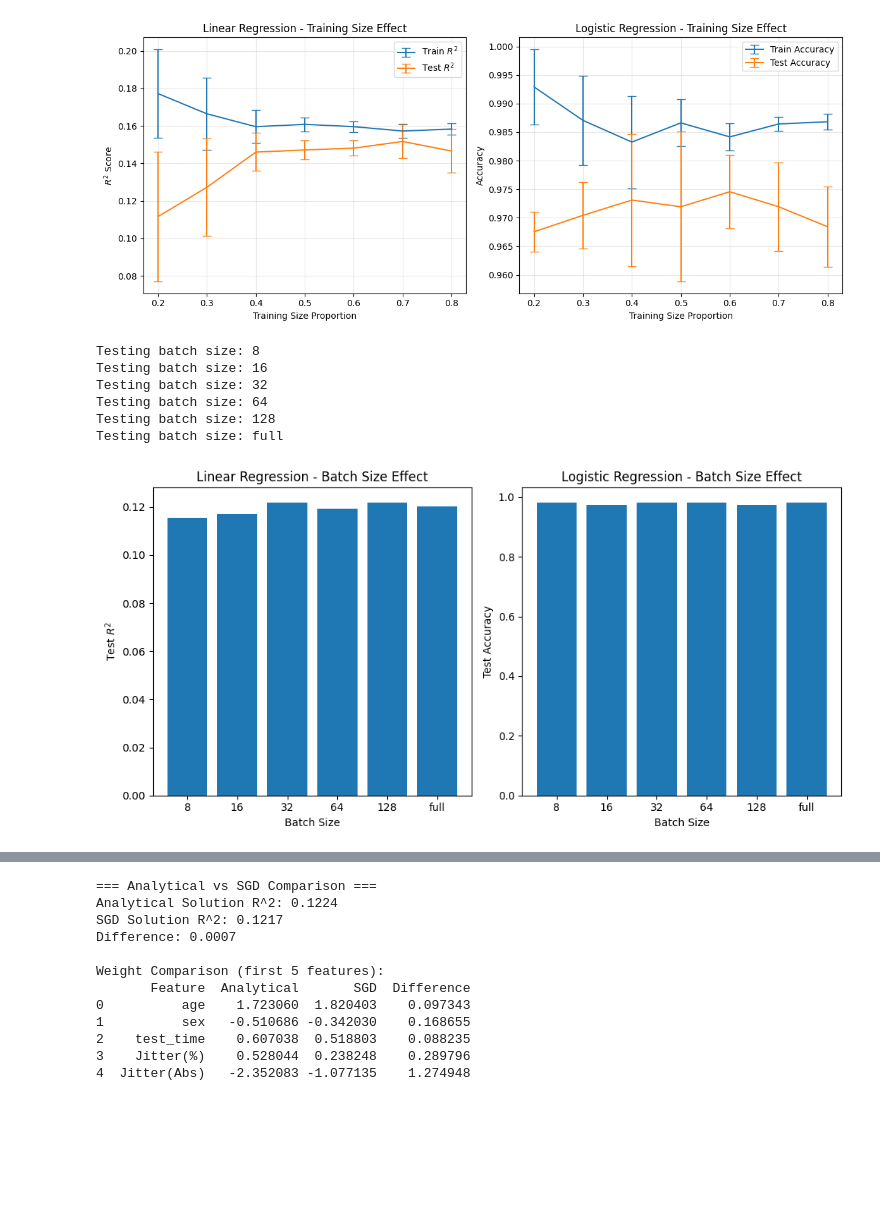
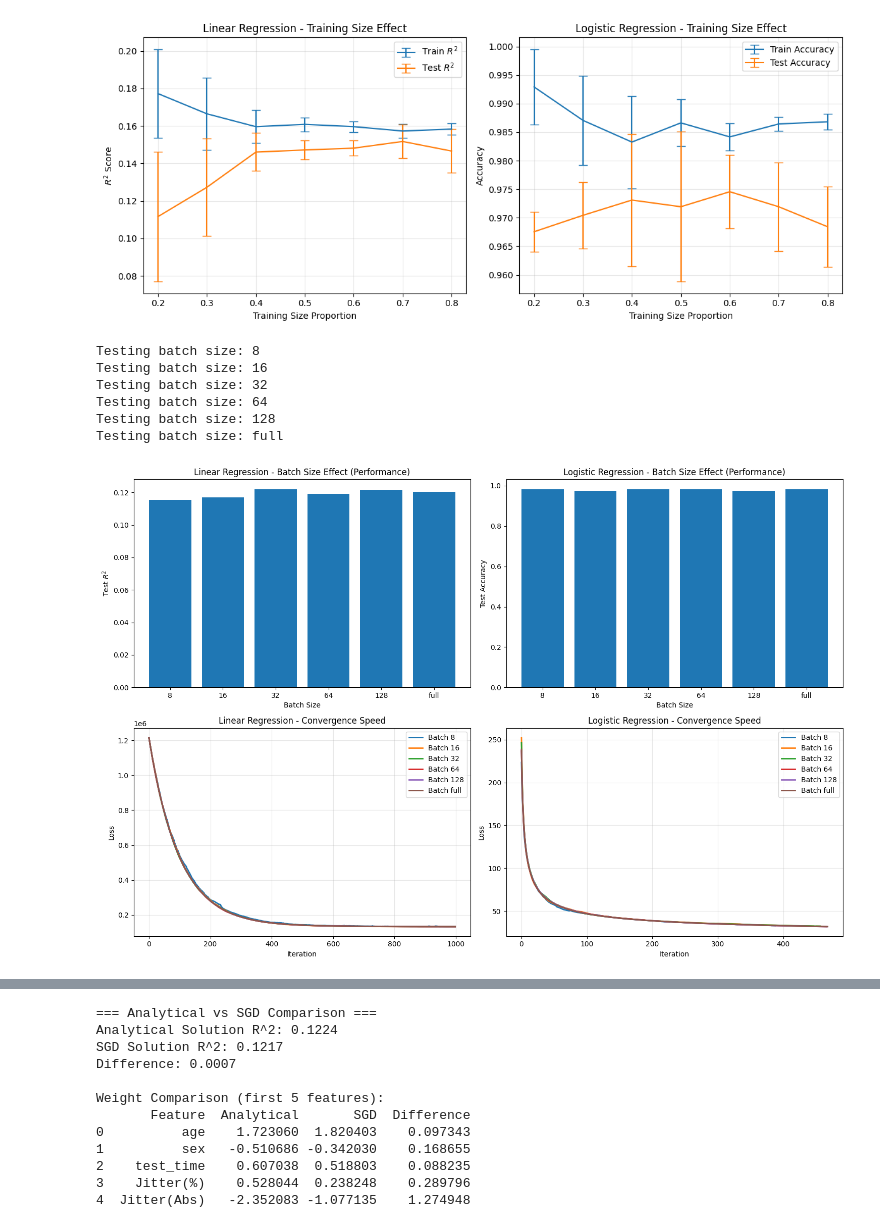
Before and after one commit to Eric3939/comp551_a1, a Jupyter notebook: main_experiments.ipynb, the cells around one changed output, grey strips where cells are left out. Drawn from its saved outputs; the diff is of its cells as text; code cells hidden in the pictures; blank space fills up the shorter version.

Commit message:
added convergence speed for task 4&5

```diff
--- a/main_experiments.ipynb
+++ b/main_experiments.ipynb
@@ -221,64 +221,91 @@ plt.show()
 # %% [output]
 [figure]
 # %%
-# Mini-batch Size Comparison
+# Mini-batch Size Comparison with Convergence Plots
 batch_sizes = [8, 16, 32, 64, 128, 'full']
 linear_results, logistic_results = [], []
+linear_loss_histories, logistic_loss_histories = [], []
 
 for batch_size in batch_sizes:
     print(f"Testing batch size: {batch_size}")
 
     # Linear regression with mini-batch
     if batch_size == 'full':
-        optimizer = GradientDescent(lr=0.01, max_iters=1000)
+        optimizer = GradientDescent(lr=0.01, max_iters=1000, record_loss=True)
     else:
-        optimizer = StochasticGradientDescent(lr=0.01, max_iters=1000, batch_size=batch_size)
+        optimizer = StochasticGradientDescent(lr=0.01, max_iters=1000, batch_size=batch_size, record_loss=True)
 
     model = LinearRegression()
     model.fit_gradient_descent(X_park_train_scaled, y_park_train, optimizer)
     pred_test = model.predict(X_park_test_scaled)
     test_r2 = r2_score(y_park_test, pred_test)
     linear_results.append(test_r2)
+    linear_loss_histories.append(optimizer.loss_history if hasattr(optimizer, 'loss_history') else [])
 
     # Logistic regression with mini-batch
     if batch_size == 'full':
-        optimizer = GradientDescent(lr=0.1, max_iters=1000)
+        optimizer = GradientDescent(lr=0.1, max_iters=1000, record_loss=True)
     else:
-        optimizer = StochasticGradientDescent(lr=0.1, max_iters=1000, batch_size=batch_size)
+        optimizer = StochasticGradientDescent(lr=0.1, max_iters=1000, batch_size=batch_size, record_loss=True)
 
     model = LogisticRegression()
     model.fit(X_wdbc_train_scaled, y_wdbc_train, optimizer)
     pred_test = model.predict(X_wdbc_test_scaled)
     test_acc = accuracy_score(y_wdbc_test, pred_test)
     logistic_results.append(test_acc)
+    logistic_loss_histories.append(optimizer.loss_history if hasattr(optimizer, 'loss_history') else [])
 
-# Plot results
-plt.figure(figsize=(10, 5))
+# Plot results - Performance
+plt.figure(figsize=(15, 10))
 
-plt.subplot(1, 2, 1)
+# Performance plots
+plt.subplot(2, 2, 1)
 x_pos = range(len(batch_sizes))
 plt.bar(x_pos, linear_results)
 plt.xticks(x_pos, [str(bs) for bs in batch_sizes])
 plt.xlabel('Batch Size')
 plt.ylabel('Test $R^{2}$')
-plt.title('Linear Regression - Batch Size Effect')
+plt.title('Linear Regression - Batch Size Effect (Performance)')
 
-plt.subplot(1, 2, 2)
+plt.subplot(2, 2, 2)
 plt.bar(x_pos, logistic_results)
 plt.xticks(x_pos, [str(bs) for bs in batch_sizes])
 plt.xlabel('Batch Size')
 plt.ylabel('Test Accuracy')
-plt.title('Logistic Regression - Batch Size Effect')
+plt.title('Logistic Regression - Batch Size Effect (Performance)')
+
+# Convergence plots
+plt.subplot(2, 2, 3)
+for i, batch_size in enumerate(batch_sizes):
+    if linear_loss_histories[i]:
+        plt.plot(range(len(linear_loss_histories[i])), linear_loss_histories[i],
+                label=f'Batch {batch_size}', linewidth=2)
+plt.xlabel('Iteration')
+plt.ylabel('Loss')
+plt.title('Linear Regression - Convergence Speed')
+plt.legend()
+plt.grid(True, alpha=0.3)
+
+plt.subplot(2, 2, 4)
+for i, batch_size in enumerate(batch_sizes):
+    if logistic_loss_histories[i]:
+        plt.plot(range(len(logistic_loss_histories[i])), logistic_loss_histories[i],
+                label=f'Batch {batch_size}', linewidth=2)
+plt.xlabel('Iteration')
+plt.ylabel('Loss')
+plt.title('Logistic Regression - Convergence Speed')
+plt.legend()
+plt.grid(True, alpha=0.3)
 
 plt.tight_layout()
-plt.savefig('figures/batch_size_effect.png', dpi=300, bbox_inches='tight')
+plt.savefig('figures/batch_size_effect_with_convergence.png', dpi=300, bbox_inches='tight')
 plt.show()
 # %% [output]
 Testing batch size: 8
 Testing batch size: 16
 Testing batch size: 32
 Testing batch size: 64
 Testing batch size: 128
 Testing batch size: full
-[figure, old version]
+[figure, new version]
 # %%
```
Also changed, not shown: parts of 1 cell of this notebook, 4 other files.
